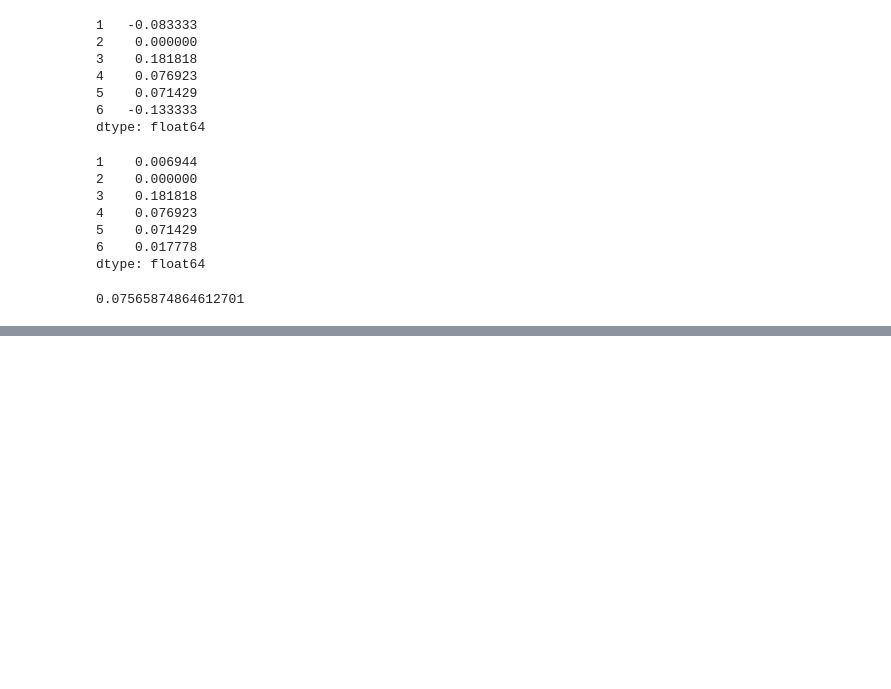
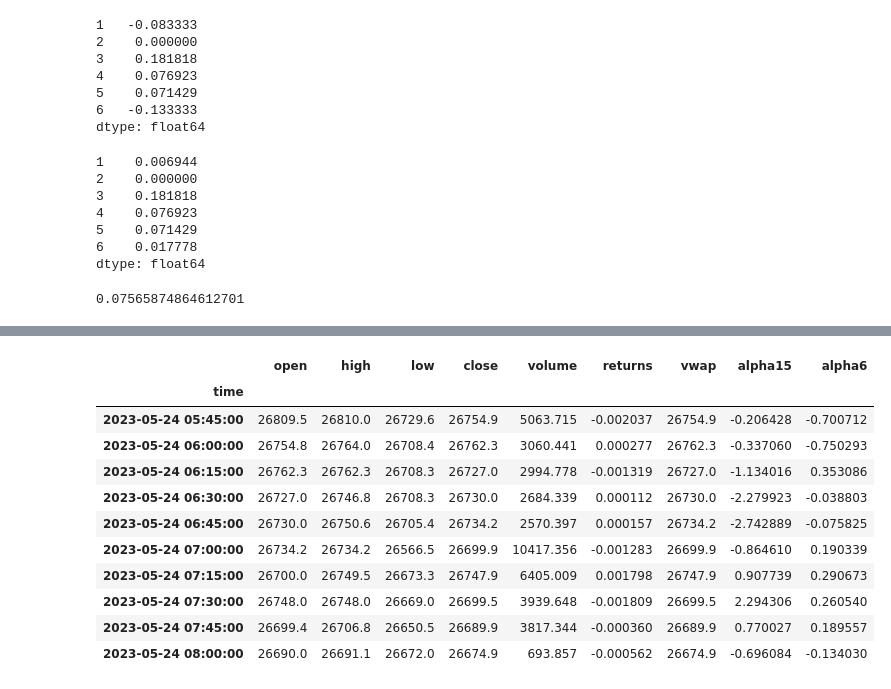
Before and after one commit to loki-zhou/alpha-rptr, a Jupyter notebook: model/research/indicators.ipynb, the cells around one changed output, grey strips where cells are left out. Cells and saved outputs as stored; diff of their text form; code cells hidden in the pictures; blank space fills up the shorter version.

```diff
--- a/model/research/indicators.ipynb
+++ b/model/research/indicators.ipynb
@@ -184,3 +184,11 @@ downside_std = np.sqrt(np.std(downside_returns))
 (expected_return + 1E-9) / (downside_std + 1E-9)
 # %% [output]
 0.07565874864612701
+# %%
+import pandas as pd
+df = pd.read_csv(r"D:\rl\alpha-rptr\ohlc\binance_futures\BTCUSDT\['15m']\data.csv", parse_dates=["time"], index_col="time")
+df=df.tz_localize(None)
+df = df.rename(columns={"time": "date"})
+df.sort_index(inplace=True)
+df.dropna(inplace=True)
+df.drop_duplicates(inplace=True)
@@ -186,0 +263,16 @@ downside_std = np.sqrt(np.std(downside_returns))
+# %%
+df["alpha6"] = feature_generation.alpha6(df)
+df.tail(10)
+# %% [output]
+|  | open | high | low | close | volume | returns | vwap | alpha15 | alpha6 |
+| time |  |  |  |  |  |  |  |  |  |
+| 2023-05-24 05:45:00 | 26809.5 | 26810.0 | 26729.6 | 26754.9 | 5063.715 | -0.002037 | 26754.9 | -0.206428 | -0.700712 |
+| 2023-05-24 06:00:00 | 26754.8 | 26764.0 | 26708.4 | 26762.3 | 3060.441 | 0.000277 | 26762.3 | -0.337060 | -0.750293 |
+| 2023-05-24 06:15:00 | 26762.3 | 26762.3 | 26708.3 | 26727.0 | 2994.778 | -0.001319 | 26727.0 | -1.134016 | 0.353086 |
+| 2023-05-24 06:30:00 | 26727.0 | 26746.8 | 26708.3 | 26730.0 | 2684.339 | 0.000112 | 26730.0 | -2.279923 | -0.038803 |
+| 2023-05-24 06:45:00 | 26730.0 | 26750.6 | 26705.4 | 26734.2 | 2570.397 | 0.000157 | 26734.2 | -2.742889 | -0.075825 |
+| 2023-05-24 07:00:00 | 26734.2 | 26734.2 | 26566.5 | 26699.9 | 10417.356 | -0.001283 | 26699.9 | -0.864610 | 0.190339 |
+| 2023-05-24 07:15:00 | 26700.0 | 26749.5 | 26673.3 | 26747.9 | 6405.009 | 0.001798 | 26747.9 | 0.907739 | 0.290673 |
+| 2023-05-24 07:30:00 | 26748.0 | 26748.0 | 26669.0 | 26699.5 | 3939.648 | -0.001809 | 26699.5 | 2.294306 | 0.260540 |
+| 2023-05-24 07:45:00 | 26699.4 | 26706.8 | 26650.5 | 26689.9 | 3817.344 | -0.000360 | 26689.9 | 0.770027 | 0.189557 |
+| 2023-05-24 08:00:00 | 26690.0 | 26691.1 | 26672.0 | 26674.9 | 693.857 | -0.000562 | 26674.9 | -0.696084 | -0.134030 |
```
Also changed, not shown: parts of 8 cells of this notebook, 10 other files.
